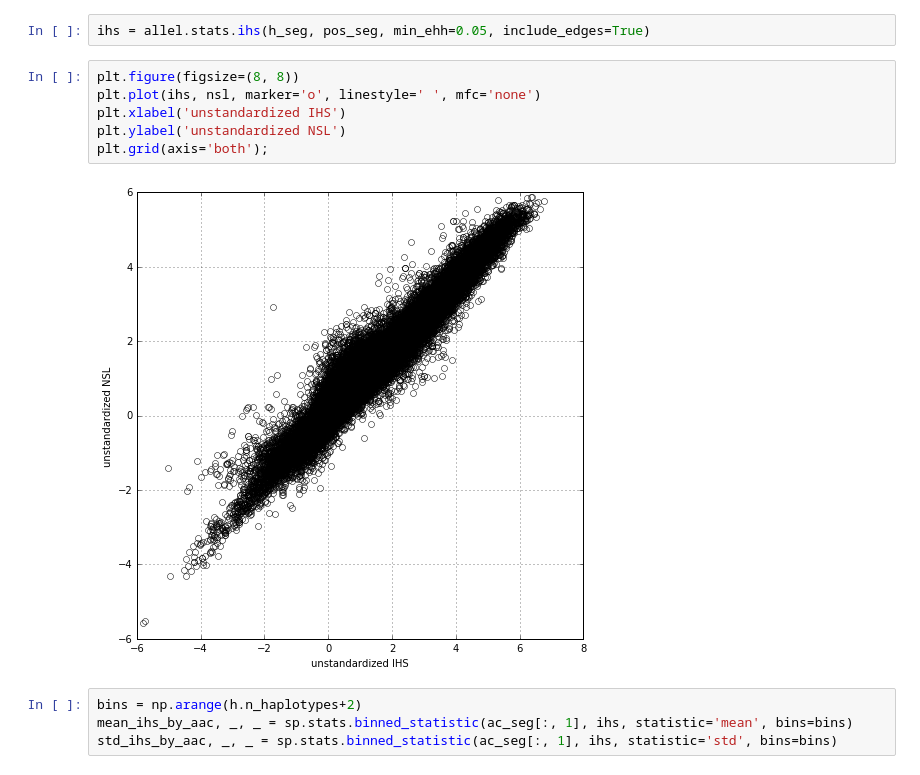
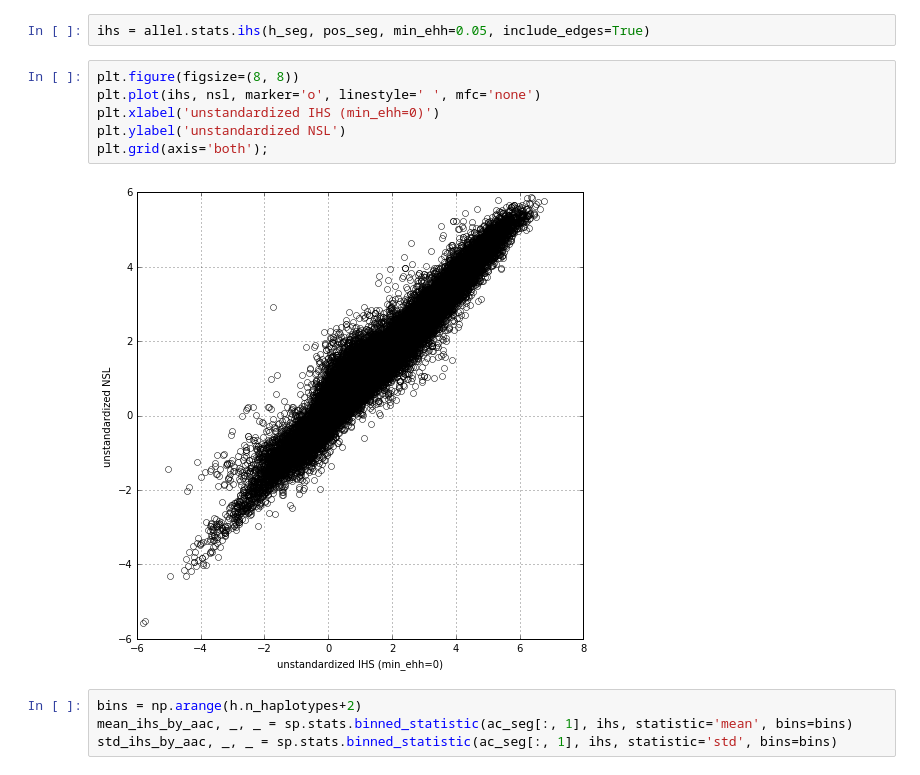
Before and after one commit to cggh/scikit-allel, a Jupyter notebook: notebooks/profiling/nsl.ipynb, the cells around one changed output. Saved outputs shown, nothing was run; the diff lists cells and outputs as text.

```diff
--- a/notebooks/profiling/nsl.ipynb
+++ b/notebooks/profiling/nsl.ipynb
@@ -188,11 +198,11 @@ ihs = allel.stats.ihs(h_seg, pos_seg, min_ehh=0.05, include_edges=True)
 # %%
 plt.figure(figsize=(8, 8))
 plt.plot(ihs, nsl, marker='o', linestyle=' ', mfc='none')
-plt.xlabel('unstandardized IHS')
+plt.xlabel('unstandardized IHS (min_ehh=0)')
 plt.ylabel('unstandardized NSL')
 plt.grid(axis='both');
 # %% [output]
-[figure, old version]
+[figure, new version]
 # %%
 bins = np.arange(h.n_haplotypes+2)
 mean_ihs_by_aac, _, _ = sp.stats.binned_statistic(ac_seg[:, 1], ihs, statistic='mean', bins=bins)
```
Also changed, not shown: parts of 4 cells of this notebook, 7 other files.
